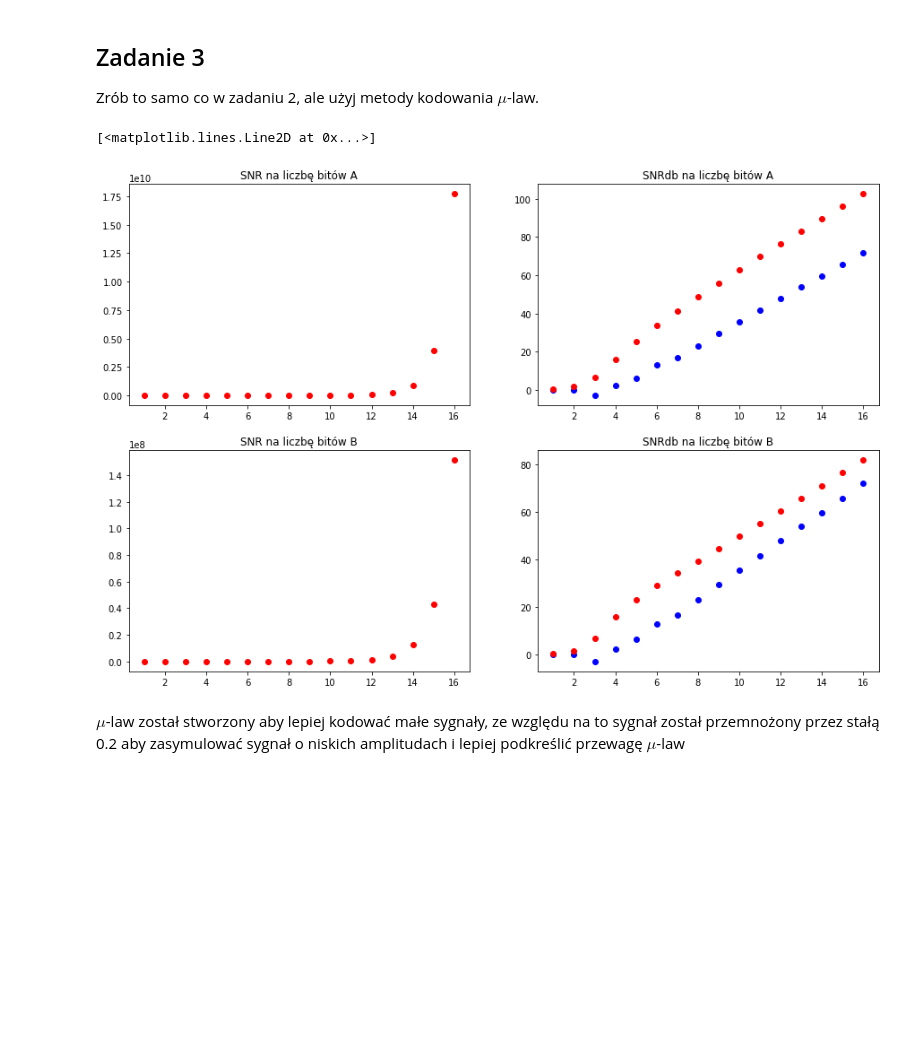
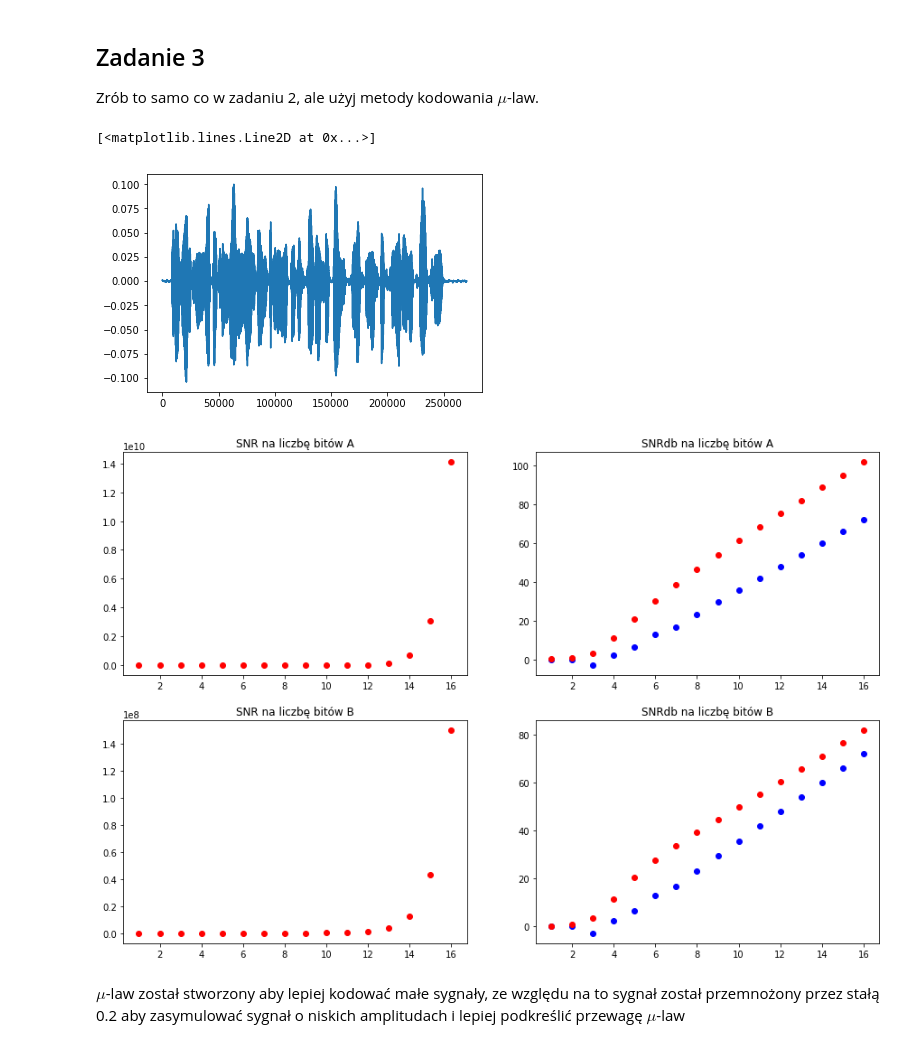
Before and after one commit to nietup/SignalProcessing, a Jupyter notebook: Lab5_dz_Probkowanie.ipynb, the cells around one changed output. Drawn from its saved outputs; the diff is of its cells as text; code cells hidden in the pictures; blank space fills up the shorter version.

```diff
--- a/Lab5_dz_Probkowanie.ipynb
+++ b/Lab5_dz_Probkowanie.ipynb
@@ -349,7 +349,7 @@ fs, y = read("zdanie.wav")
 y = y.astype(float) / y.max()
 
 # skalowanie sygnału żeby mieć małe amplitudy
-y = y*0.2
+y = y*0.1
 
 snrsmuA = zeros(16)
 snrsmuA_db = zeros(16)
@@ -371,33 +371,34 @@ for b in range (1, 17):
 
     snrB = var(yc)/var(noiseB)
     snrB_db = 10*math.log(snrB, 10)
     snrsmuB[b-1] = snrB
     snrsmuB_db[b-1] = snrB_db
 
 #     display(Audio(yc, rate=fs))
 
 x = arange(1, 17, 1)
 
 figure(figsize=(15,10))
 subplot(2,2,1)
 title("SNR na liczbę bitów A")
 plot(x, snrsmuA, "ro")
 
 subplot(2,2,2)
 title("SNRdb na liczbę bitów A")
 plot(x, snrs_db, "bo")
 plot(x, snrsmuA_db, "ro")
 
 subplot(2,2,3)
 title("SNR na liczbę bitów B")
 plot(x, snrsmuB, "ro")
 
 subplot(2,2,4)
 title("SNRdb na liczbę bitów B")
 plot(x, snrs_db, "bo")
 plot(x, snrsmuB_db, "ro")
 # %% [output]
 [<matplotlib.lines.Line2D at 0x...>]
-[figure, old version]
+[figure, new version]
+[figure, added]
 # %% [markdown]
 $\mu$-law został stworzony aby lepiej kodować małe sygnały, ze względu na to sygnał został przemnożony przez stałą 0.2 aby zasymulować sygnał o niskich amplitudach i lepiej podkreślić przewagę $\mu$-law
```
Also changed, not shown: 2 other files.
